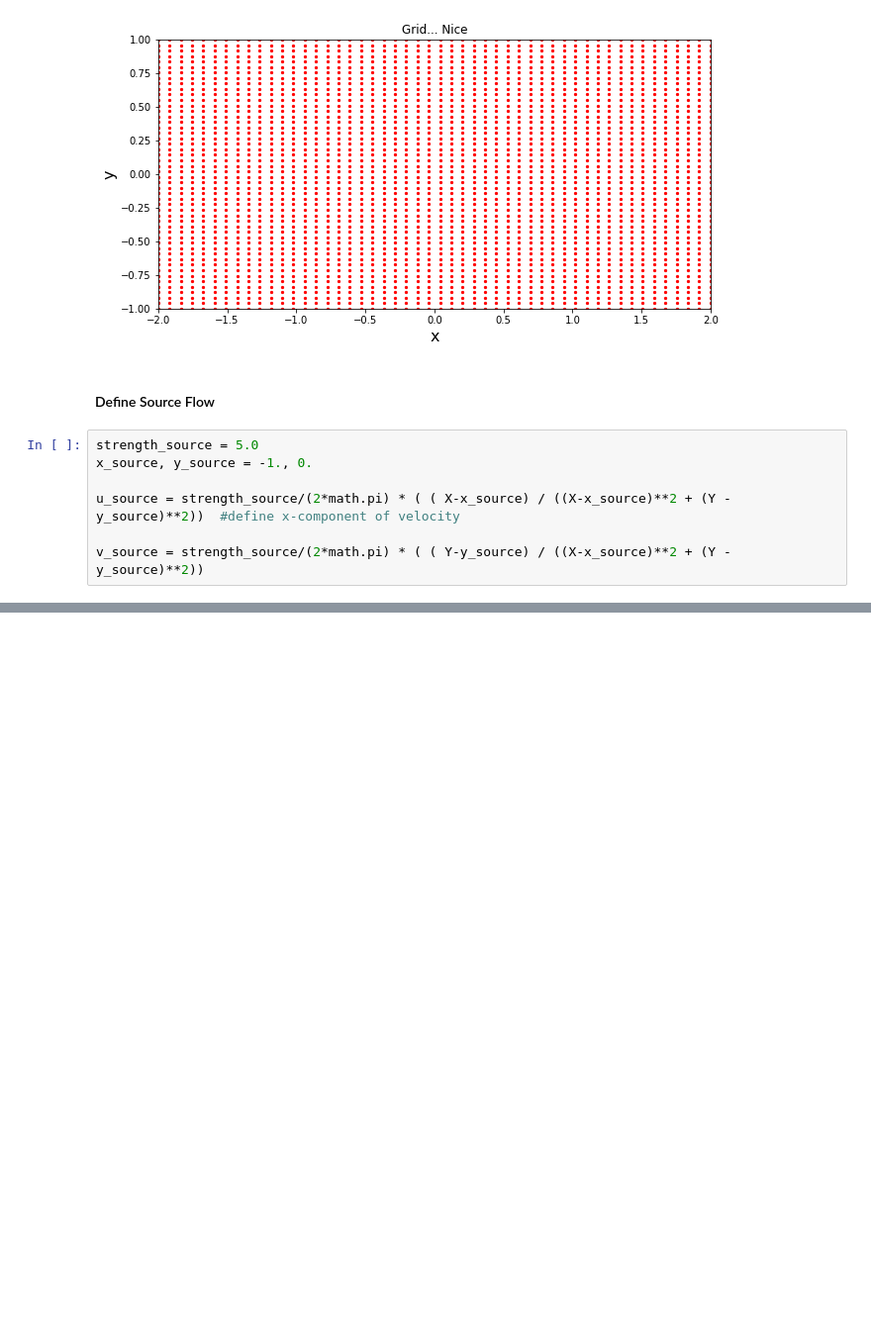
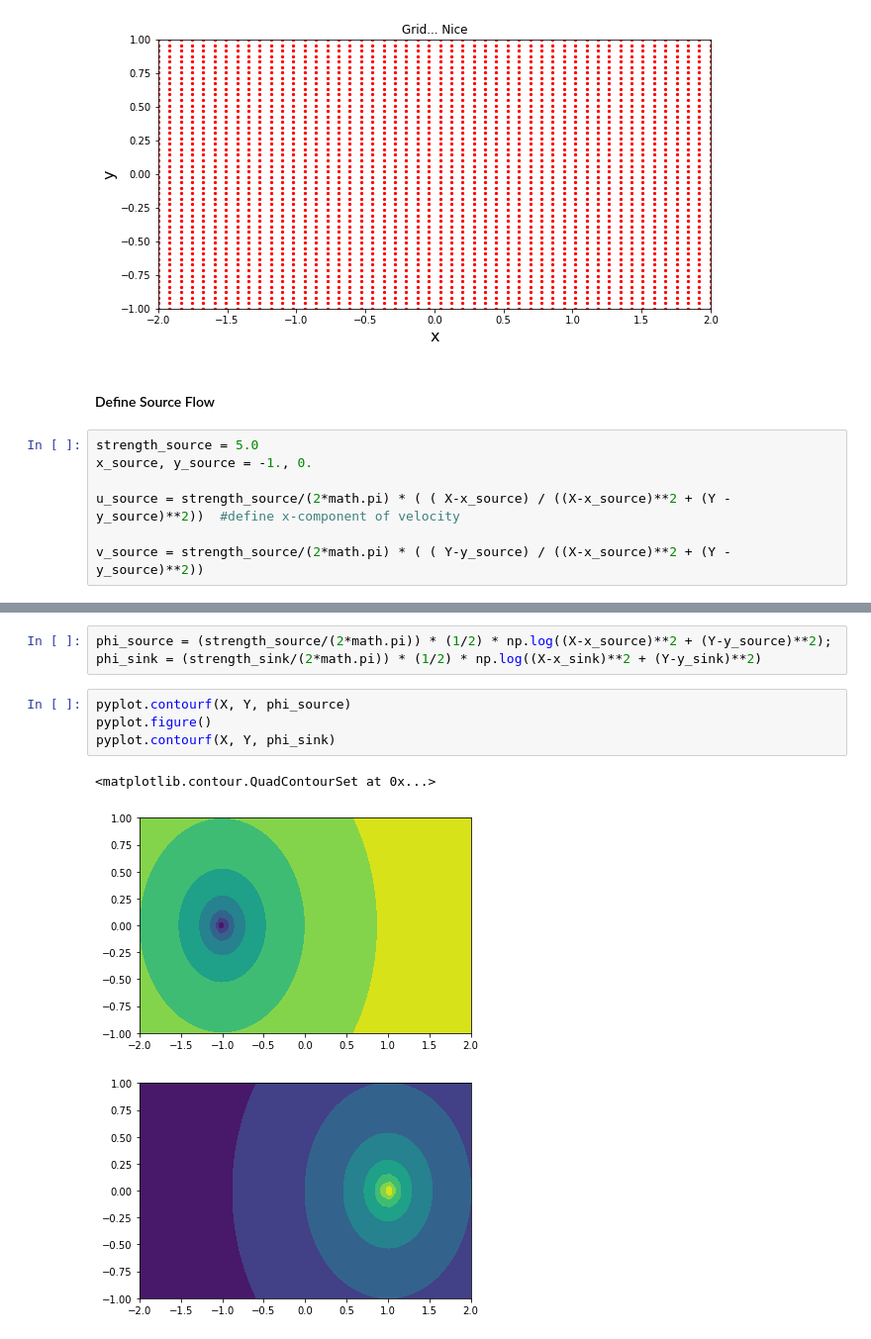
Before and after one commit to afern/MAE6226, a Jupyter notebook: Lessons/Lesson1.ipynb, the cells around one changed output, grey strips where cells are left out. Shown at 99% size. Drawn from its saved outputs; the diff is of its cells as text; blank space fills up the shorter version.

```diff
--- a/Lessons/Lesson1.ipynb
+++ b/Lessons/Lesson1.ipynb
@@ -76,0 +121,11 @@ pyplot.scatter(x_source, y_source, color = 'green', s=80, marker='o')
+# %%
+phi_source = (strength_source/(2*math.pi)) * (1/2) * np.log((X-x_source)**2 + (Y-y_source)**2);
+phi_sink = (strength_sink/(2*math.pi)) * (1/2) * np.log((X-x_sink)**2 + (Y-y_sink)**2)
+# %%
+pyplot.contourf(X, Y, phi_source)
+pyplot.figure()
+pyplot.contourf(X, Y, phi_sink)
+# %% [output]
+<matplotlib.contour.QuadContourSet at 0x...>
+[figure, added]
+[figure, added]
```
Also changed, not shown: parts of 8 cells of this notebook.
